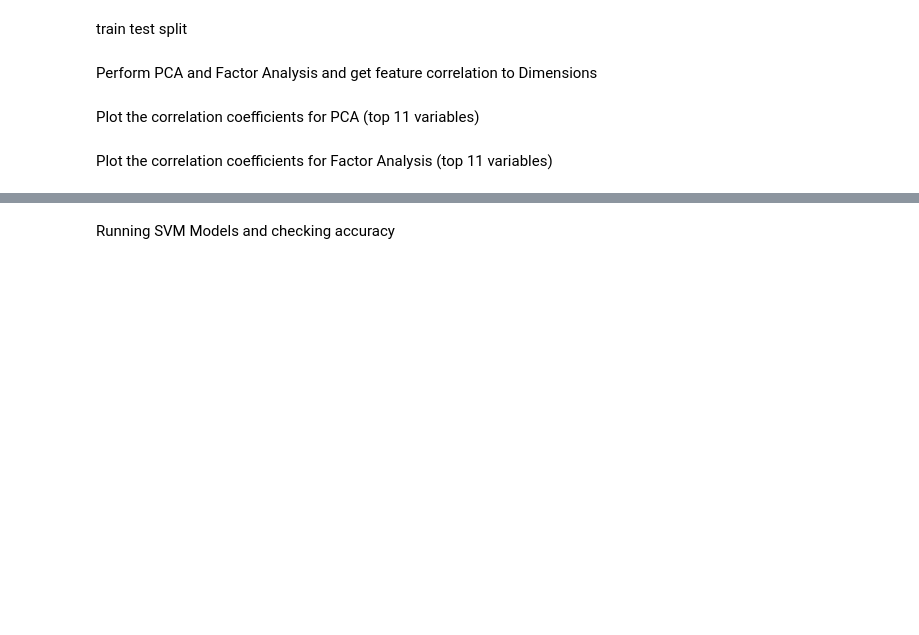
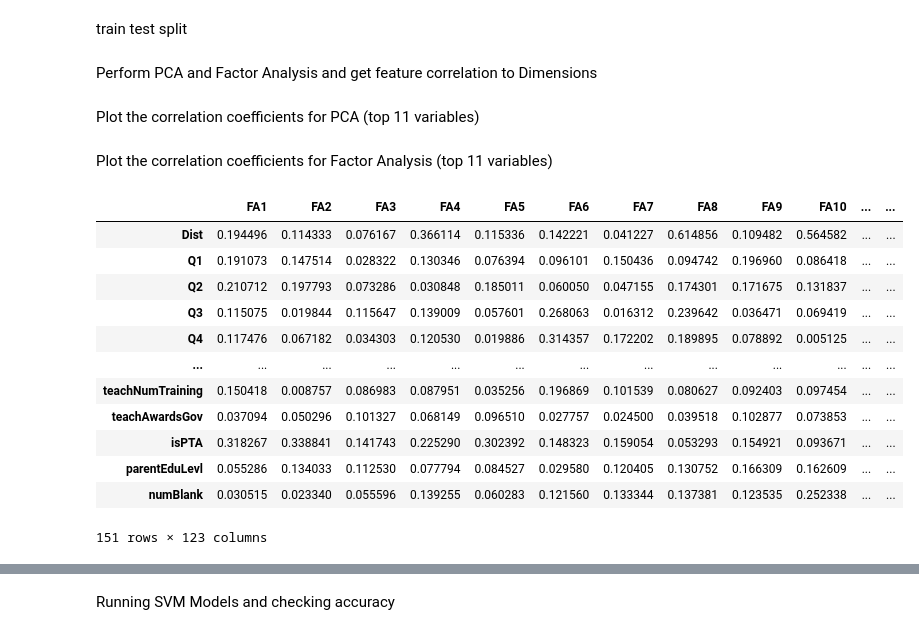
Before and after one commit to marsblars/TobaccoFreeSchoolsAI, a Jupyter notebook: tobaccoFree/SVM.ipynb, the cells around one changed output, grey strips where cells are left out. Drawn from its saved outputs; the diff is of its cells as text; code cells hidden in the pictures; blank space fills up the shorter version.

```diff
--- a/tobaccoFree/SVM.ipynb
+++ b/tobaccoFree/SVM.ipynb
@@ -130,0 +125,16 @@ plt.show()
+# %%
+fa_corr
+# %% [output]
+|  | FA1 | FA2 | FA3 | FA4 | FA5 | FA6 | FA7 | FA8 | FA9 | FA10 | ... | ... |
+| Dist | 0.194496 | 0.114333 | 0.076167 | 0.366114 | 0.115336 | 0.142221 | 0.041227 | 0.614856 | 0.109482 | 0.564582 | ... | ... |
+| Q1 | 0.191073 | 0.147514 | 0.028322 | 0.130346 | 0.076394 | 0.096101 | 0.150436 | 0.094742 | 0.196960 | 0.086418 | ... | ... |
+| Q2 | 0.210712 | 0.197793 | 0.073286 | 0.030848 | 0.185011 | 0.060050 | 0.047155 | 0.174301 | 0.171675 | 0.131837 | ... | ... |
+| Q3 | 0.115075 | 0.019844 | 0.115647 | 0.139009 | 0.057601 | 0.268063 | 0.016312 | 0.239642 | 0.036471 | 0.069419 | ... | ... |
+| Q4 | 0.117476 | 0.067182 | 0.034303 | 0.120530 | 0.019886 | 0.314357 | 0.172202 | 0.189895 | 0.078892 | 0.005125 | ... | ... |
+| ... | ... | ... | ... | ... | ... | ... | ... | ... | ... | ... | ... | ... |
+| teachNumTraining | 0.150418 | 0.008757 | 0.086983 | 0.087951 | 0.035256 | 0.196869 | 0.101539 | 0.080627 | 0.092403 | 0.097454 | ... | ... |
+| teachAwardsGov | 0.037094 | 0.050296 | 0.101327 | 0.068149 | 0.096510 | 0.027757 | 0.024500 | 0.039518 | 0.102877 | 0.073853 | ... | ... |
+| isPTA | 0.318267 | 0.338841 | 0.141743 | 0.225290 | 0.302392 | 0.148323 | 0.159054 | 0.053293 | 0.154921 | 0.093671 | ... | ... |
+| parentEduLevl | 0.055286 | 0.134033 | 0.112530 | 0.077794 | 0.084527 | 0.029580 | 0.120405 | 0.130752 | 0.166309 | 0.162609 | ... | ... |
+| numBlank | 0.030515 | 0.023340 | 0.055596 | 0.139255 | 0.060283 | 0.121560 | 0.133344 | 0.137381 | 0.123535 | 0.252338 | ... | ... |
+151 rows × 123 columns
```
Also changed, not shown: parts of 10 cells of this notebook, 51 other files.
